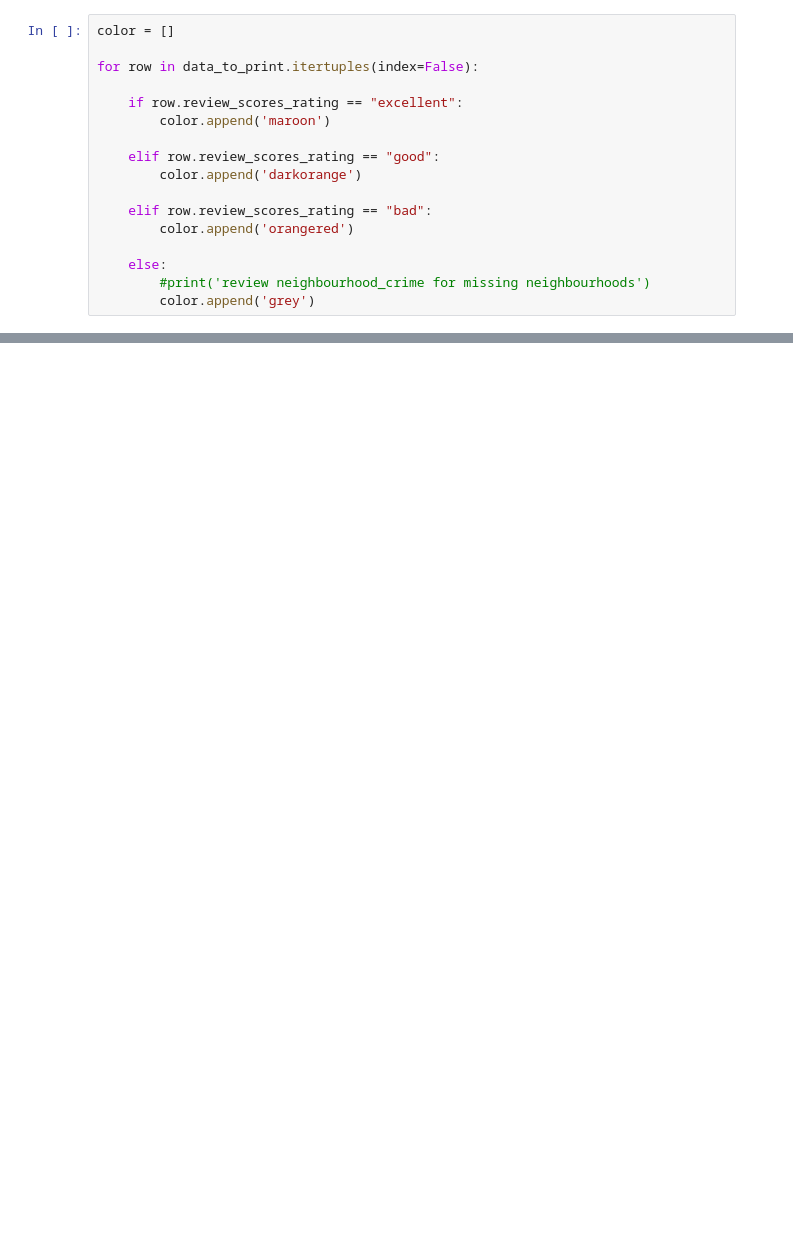
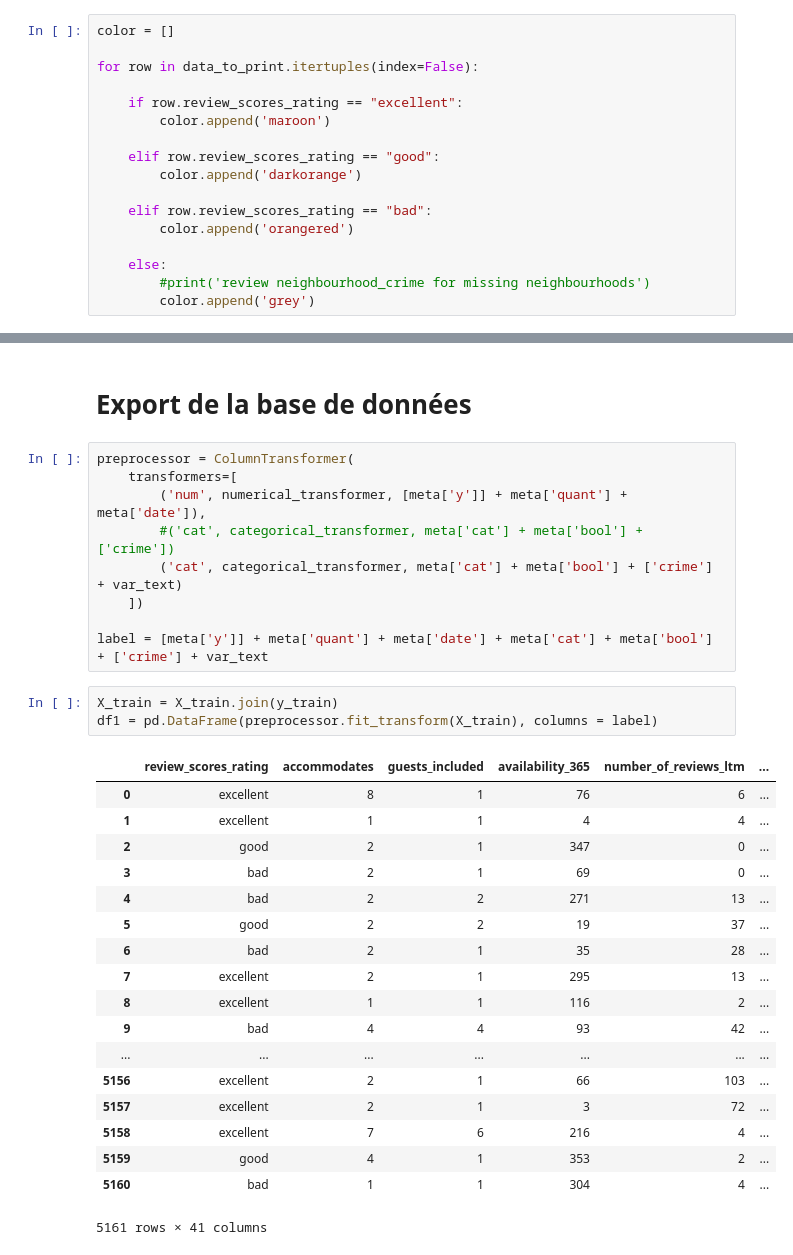
Before and after one commit to glauda/IND6212, a Jupyter notebook: notebooks/Models.ipynb, the cells around one changed output, grey strips where cells are left out. Drawn from its saved outputs; the diff is of its cells as text; blank space fills up the shorter version.

Commit message:
export final DB

```diff
--- a/notebooks/Models.ipynb
+++ b/notebooks/Models.ipynb
@@ -413,0 +513,33 @@ ax.imshow(carte, zorder=0, extent = Box, aspect= 'equal')
+# %% [markdown]
+# Export de la base de données
+# %%
+preprocessor = ColumnTransformer(
+    transformers=[
+        ('num', numerical_transformer, [meta['y']] + meta['quant'] + meta['date']),
+        #('cat', categorical_transformer, meta['cat'] + meta['bool'] + ['crime'])
+        ('cat', categorical_transformer, meta['cat'] + meta['bool'] + ['crime'] + var_text)
+    ])
+
+label = [meta['y']] + meta['quant'] + meta['date'] + meta['cat'] + meta['bool'] + ['crime'] + var_text
+# %%
+X_train = X_train.join(y_train)
+df1 = pd.DataFrame(preprocessor.fit_transform(X_train), columns = label)
+# %% [output]
+|  | review_scores_rating | accommodates | guests_included | availability_365 | number_of_reviews_ltm | ... |
+| 0 | excellent | 8 | 1 | 76 | 6 | ... |
+| 1 | excellent | 1 | 1 | 4 | 4 | ... |
+| 2 | good | 2 | 1 | 347 | 0 | ... |
+| 3 | bad | 2 | 1 | 69 | 0 | ... |
+| 4 | bad | 2 | 2 | 271 | 13 | ... |
+| 5 | good | 2 | 2 | 19 | 37 | ... |
+| 6 | bad | 2 | 1 | 35 | 28 | ... |
+| 7 | excellent | 2 | 1 | 295 | 13 | ... |
+| 8 | excellent | 1 | 1 | 116 | 2 | ... |
+| 9 | bad | 4 | 4 | 93 | 42 | ... |
+| ... | ... | ... | ... | ... | ... | ... |
+| 5156 | excellent | 2 | 1 | 66 | 103 | ... |
+| 5157 | excellent | 2 | 1 | 3 | 72 | ... |
+| 5158 | excellent | 7 | 6 | 216 | 4 | ... |
+| 5159 | good | 4 | 1 | 353 | 2 | ... |
+| 5160 | bad | 1 | 1 | 304 | 4 | ... |
+5161 rows × 41 columns
```
Also changed, not shown: parts of 20 cells of this notebook, 4 other files.
